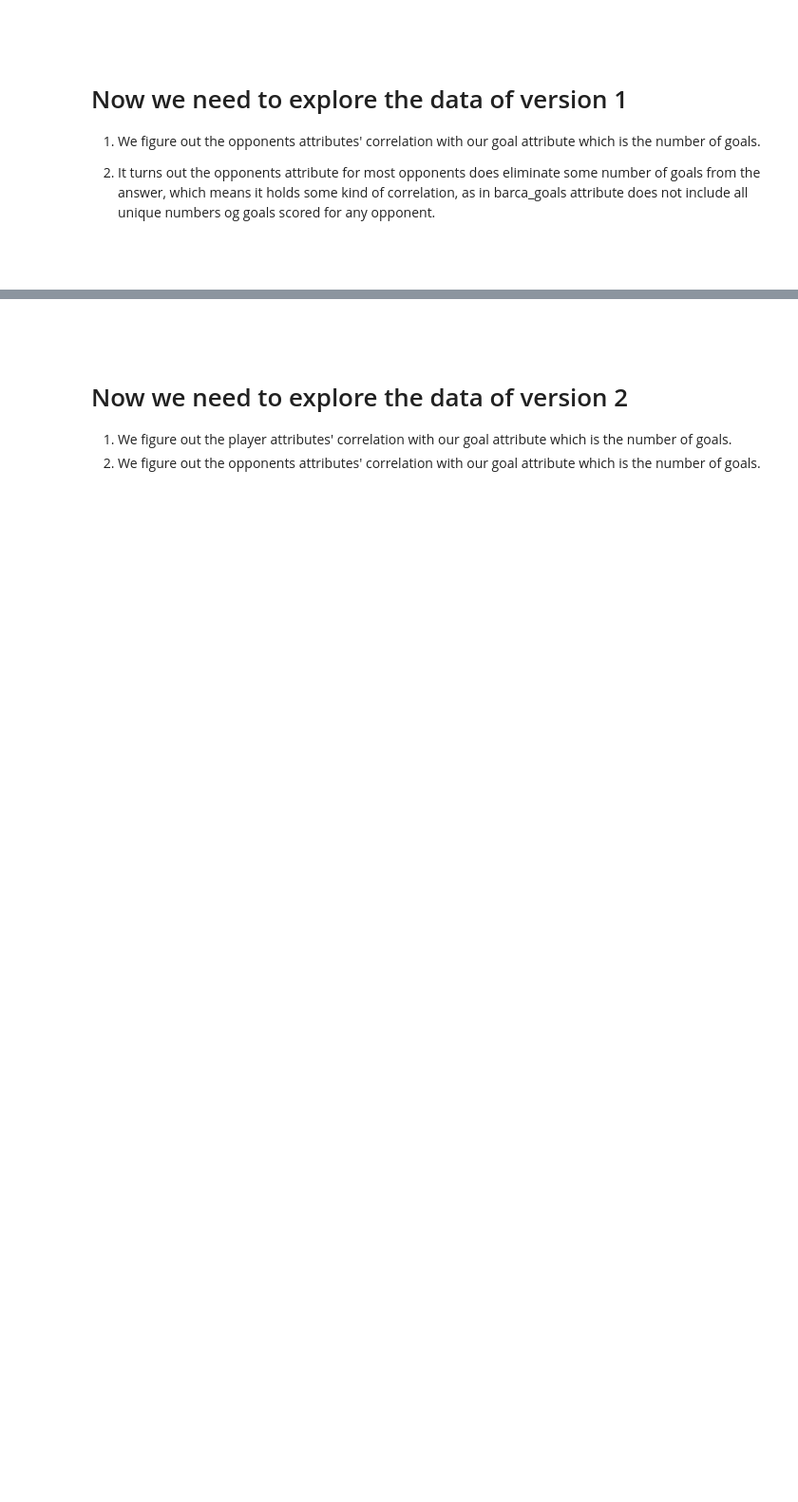
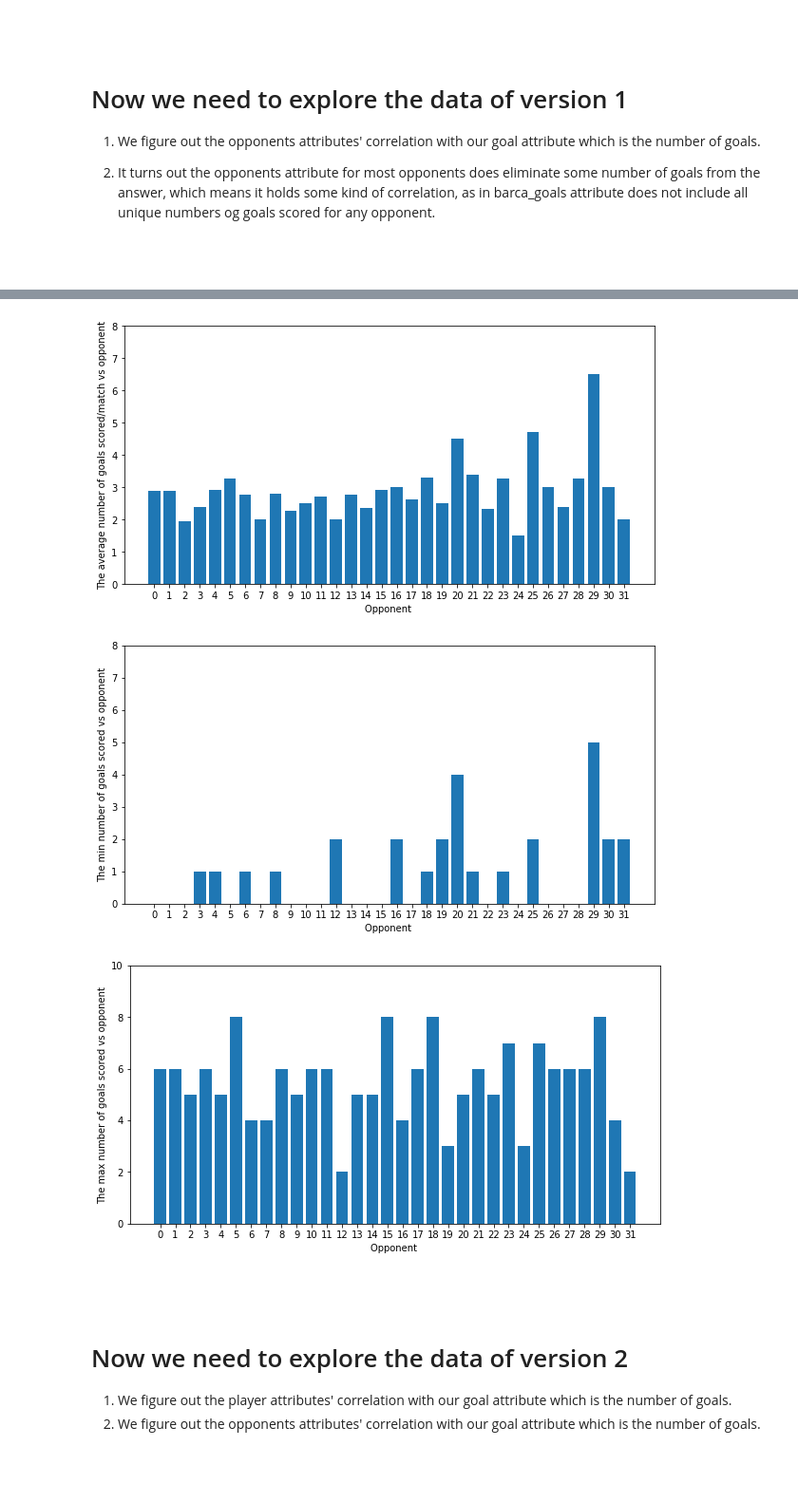
Before and after one commit to AnwarLabib/FC-Barcelona-Goal-Prediction, a Jupyter notebook: data_cleaning.ipynb, the cells around one changed output, grey strips where cells are left out. Shown at 95% size. Drawn from its saved outputs; the diff is of its cells as text; code cells hidden in the pictures; blank space fills up the shorter version.

```diff
--- a/data_cleaning.ipynb
+++ b/data_cleaning.ipynb
@@ -344,3 +388,73 @@ for column in encoded_categorical_columns_df.columns :
+# %%
+dict_opponent_avr_goals = {}
+dict_opponent_min_goals = {}
+dict_opponent_max_goals = {}
+
+team_index = 0
+for column in encoded_categorical_columns_df.columns :
+    if(re.match("opponent.*", column)):
+
+        goals = 0
+        matches = 0
+        min_goals = 10
+        max_goals = 0
+        for index, row in all_matches_df_v2.iterrows():
+            if(row[column] != 1):
+                continue
+
+            goals_scored = row['barca_goals']
+            goals = goals + goals_scored
+            matches = matches+1
+            if(goals_scored < min_goals):
+                min_goals = goals_scored
+            if(goals_scored > max_goals):
+                max_goals = goals_scored
+
+        dict_opponent_avr_goals.update({team_index: (goals/matches)})
+        dict_opponent_min_goals.update({team_index: min_goals})
+        dict_opponent_max_goals.update({team_index: max_goals})
+
+        team_index = team_index + 1
+
+# Average goals scored vs opponent
+plt.figure(figsize=(10, 5))
+
+plt.bar(range(len(dict_opponent_avr_goals)), list(dict_opponent_avr_goals.values()), align='center')
+plt.xticks(range(len(dict_opponent_avr_goals)), list(dict_opponent_avr_goals.keys()))
+axes = plt.gca()
+axes.set_ylim([0,8])
+
+plt.xlabel("Opponent ")
+plt.ylabel("The average number of goals scored/match vs opponent")
+plt.show()
+
+# Min goals scored vs opponent
+plt.figure(figsize=(10, 5))
+
+plt.bar(range(len(dict_opponent_min_goals)), list(dict_opponent_min_goals.values()), align='center')
+plt.xticks(range(len(dict_opponent_min_goals)), list(dict_opponent_min_goals.keys()))
+axes = plt.gca()
+axes.set_ylim([0,8])
+
+plt.xlabel("Opponent ")
+plt.ylabel("The min number of goals scored vs opponent")
+plt.show()
+
+# Max goals scored vs opponent
+plt.figure(figsize=(10, 5))
+
+plt.bar(range(len(dict_opponent_max_goals)), list(dict_opponent_max_goals.values()), align='center')
+plt.xticks(range(len(dict_opponent_max_goals)), list(dict_opponent_max_goals.keys()))
+axes = plt.gca()
+axes.set_ylim([0,10])
+
+plt.xlabel("Opponent ")
+plt.ylabel("The max number of goals scored vs opponent")
+plt.show()
+# %% [output]
+[figure, added]
+[figure, added]
+[figure, added]
 # %% [markdown]
 <br>
 <br>
```
Also changed, not shown: parts of 14 cells of this notebook.
